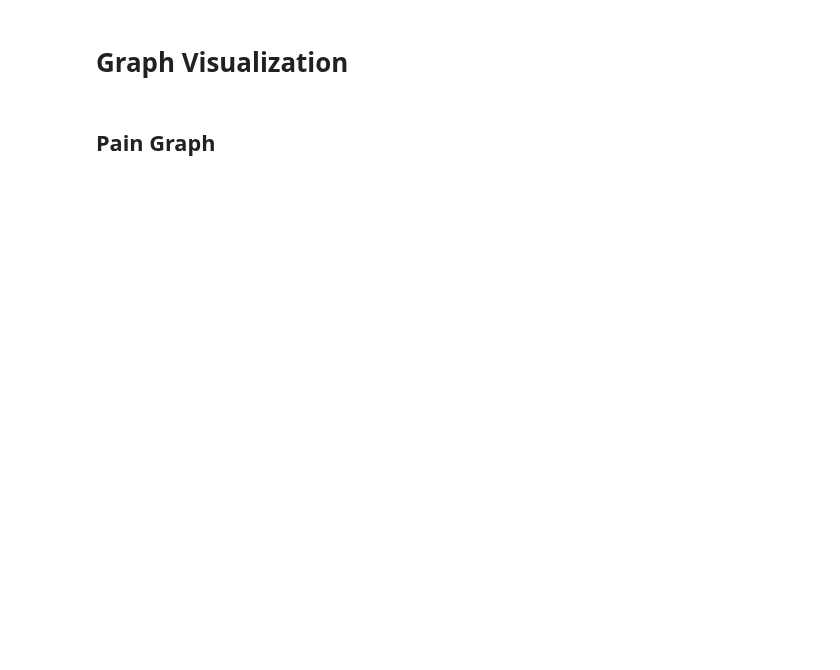
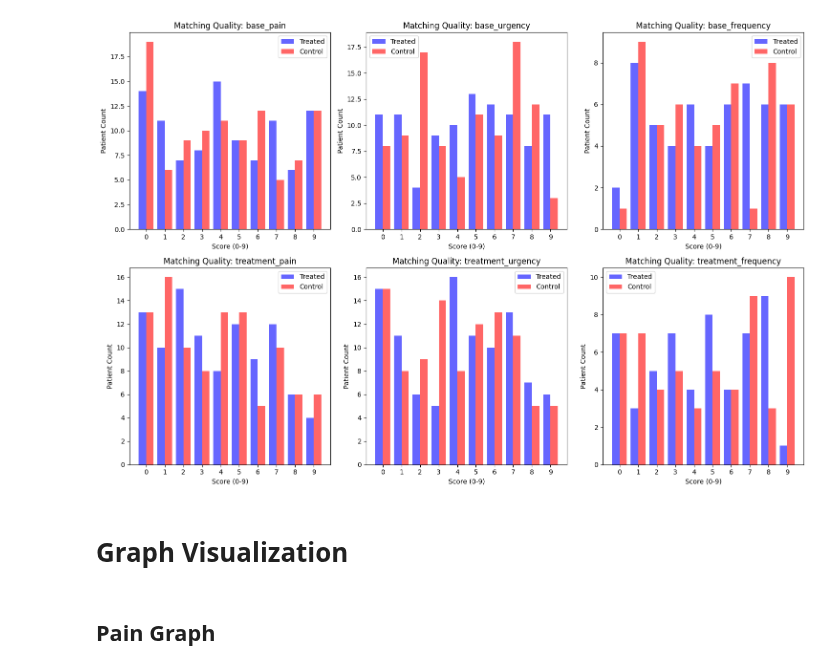
Before and after one commit to rieljasperapos/Assignment_1_Data_Analytics, a Jupyter notebook: balanced-risk-set-matching.ipynb, the cells around one changed output. Cells and saved outputs as stored; diff of their text form; code cells hidden in the pictures; blank space fills up the shorter version.

```diff
--- a/balanced-risk-set-matching.ipynb
+++ b/balanced-risk-set-matching.ipynb
@@ -435,3 +432,35 @@ plt.show()
+# %%
+fig, axes = plt.subplots(2, 3, figsize=(15, 10))
+axes = axes.flatten()
+
+for i, cov in enumerate(covariates):
+    # Get distributions
+    treated_after = matched_treated[cov].value_counts().sort_index()
+    control_after = matched_control[cov].value_counts().sort_index()
+
+    # Reindex for consistency
+    index_range = range(10)
+    treated_after = treated_after.reindex(index_range, fill_value=0)
+    control_after = control_after.reindex(index_range, fill_value=0)
+
+    # Bar width for grouped bars
+    bar_width = 0.4
+
+    # Create bar plots
+    axes[i].bar(np.array(index_range) - bar_width / 2, treated_after, width=bar_width, color="blue", alpha=0.6, label="Treated")
+    axes[i].bar(np.array(index_range) + bar_width / 2, control_after, width=bar_width, color="red", alpha=0.6, label="Control")
+
+    # Formatting
+    axes[i].set_title(f"Matching Quality: {cov}")
+    axes[i].set_xlabel("Score (0-9)")
+    axes[i].set_ylabel("Patient Count")
+    axes[i].set_xticks(index_range)
+    axes[i].legend()
+
+plt.tight_layout()
+plt.show()
+# %% [output]
+[figure, added]
 # %% [markdown]
 # Graph Visualization
 # %%
```
Also changed, not shown: parts of 41 cells of this notebook, 1 other file.
